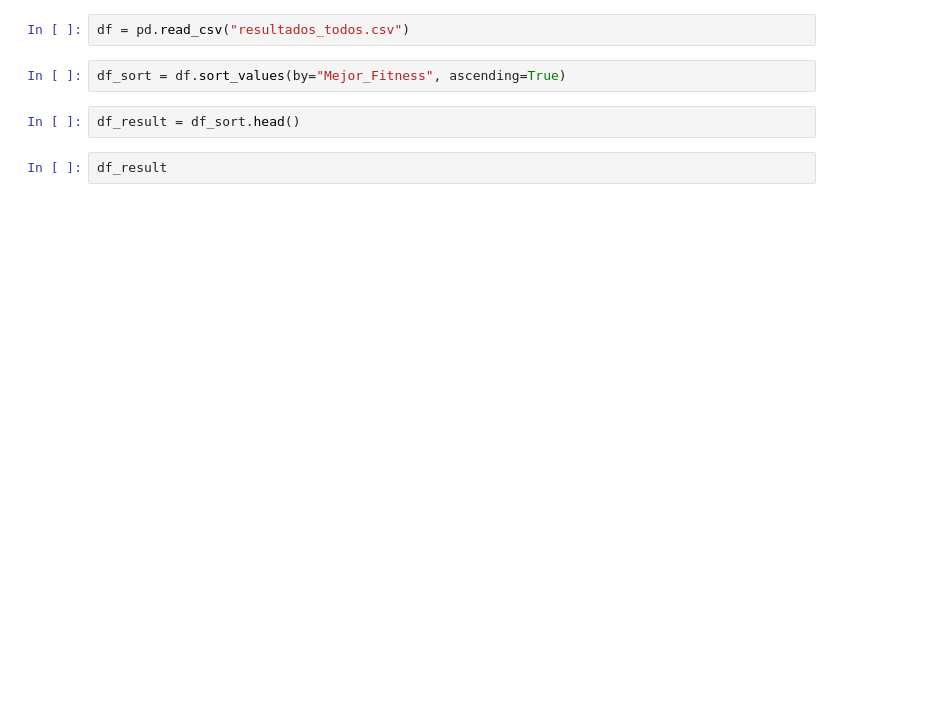
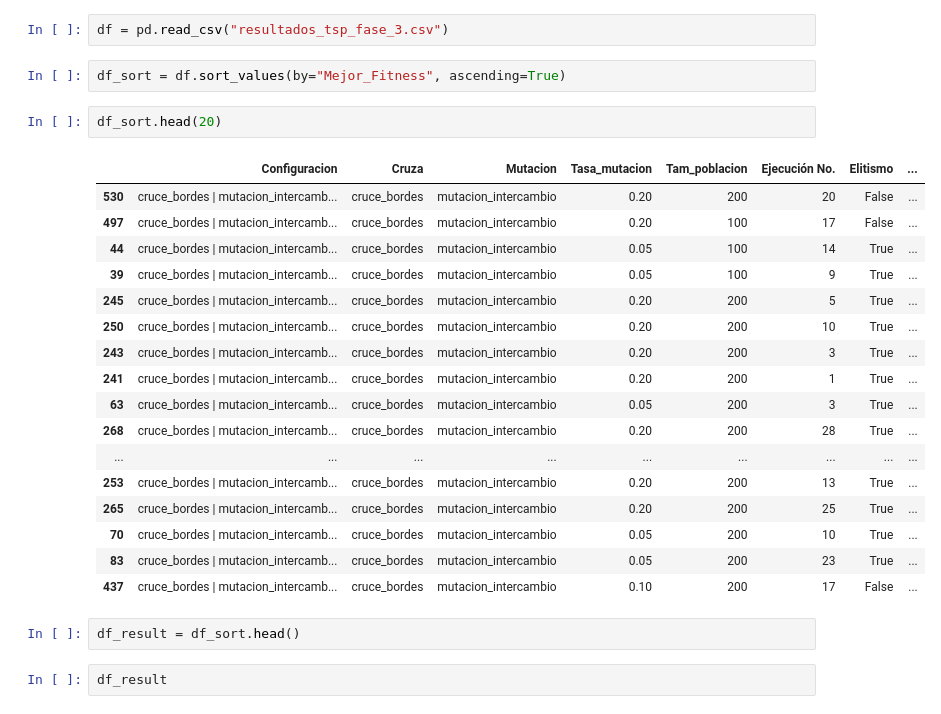
Before and after one commit to FabrexG/Ejercicios_Computacion_evolutiva_2026_1, a Jupyter notebook: practica_2/csvs/resultados.ipynb, the cells around one changed output. Cells and saved outputs as stored; diff of their text form; blank space fills up the shorter version.

```diff
--- a/practica_2/csvs/resultados.ipynb
+++ b/practica_2/csvs/resultados.ipynb
@@ -2,9 +2,29 @@
 import pandas as pd
 import numpy as np
 # %%
-df = pd.read_csv("resultados_todos.csv")
+df = pd.read_csv("resultados_tsp_fase_3.csv")
 # %%
 df_sort = df.sort_values(by="Mejor_Fitness", ascending=True)
+# %%
+df_sort.head(20)
+# %% [output]
+|  | Configuracion | Cruza | Mutacion | Tasa_mutacion | Tam_poblacion | Ejecución No. | Elitismo | ... |
+| 530 | cruce_bordes | mutacion_intercamb... | cruce_bordes | mutacion_intercambio | 0.20 | 200 | 20 | False | ... |
+| 497 | cruce_bordes | mutacion_intercamb... | cruce_bordes | mutacion_intercambio | 0.20 | 100 | 17 | False | ... |
+| 44 | cruce_bordes | mutacion_intercamb... | cruce_bordes | mutacion_intercambio | 0.05 | 100 | 14 | True | ... |
+| 39 | cruce_bordes | mutacion_intercamb... | cruce_bordes | mutacion_intercambio | 0.05 | 100 | 9 | True | ... |
+| 245 | cruce_bordes | mutacion_intercamb... | cruce_bordes | mutacion_intercambio | 0.20 | 200 | 5 | True | ... |
+| 250 | cruce_bordes | mutacion_intercamb... | cruce_bordes | mutacion_intercambio | 0.20 | 200 | 10 | True | ... |
+| 243 | cruce_bordes | mutacion_intercamb... | cruce_bordes | mutacion_intercambio | 0.20 | 200 | 3 | True | ... |
+| 241 | cruce_bordes | mutacion_intercamb... | cruce_bordes | mutacion_intercambio | 0.20 | 200 | 1 | True | ... |
+| 63 | cruce_bordes | mutacion_intercamb... | cruce_bordes | mutacion_intercambio | 0.05 | 200 | 3 | True | ... |
+| 268 | cruce_bordes | mutacion_intercamb... | cruce_bordes | mutacion_intercambio | 0.20 | 200 | 28 | True | ... |
+| ... | ... | ... | ... | ... | ... | ... | ... | ... |
+| 253 | cruce_bordes | mutacion_intercamb... | cruce_bordes | mutacion_intercambio | 0.20 | 200 | 13 | True | ... |
+| 265 | cruce_bordes | mutacion_intercamb... | cruce_bordes | mutacion_intercambio | 0.20 | 200 | 25 | True | ... |
+| 70 | cruce_bordes | mutacion_intercamb... | cruce_bordes | mutacion_intercambio | 0.05 | 200 | 10 | True | ... |
+| 83 | cruce_bordes | mutacion_intercamb... | cruce_bordes | mutacion_intercambio | 0.05 | 200 | 23 | True | ... |
+| 437 | cruce_bordes | mutacion_intercamb... | cruce_bordes | mutacion_intercambio | 0.10 | 200 | 17 | False | ... |
 # %%
 df_result = df_sort.head()
 # %%
```
Also changed, not shown: 8 other files.
